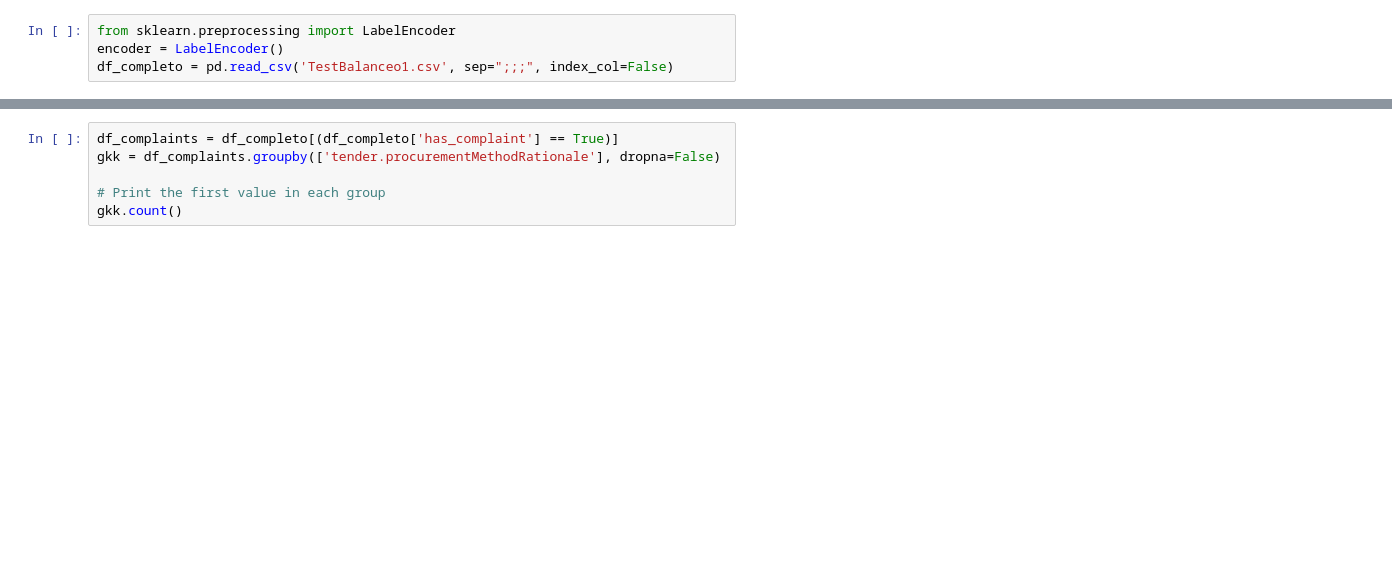
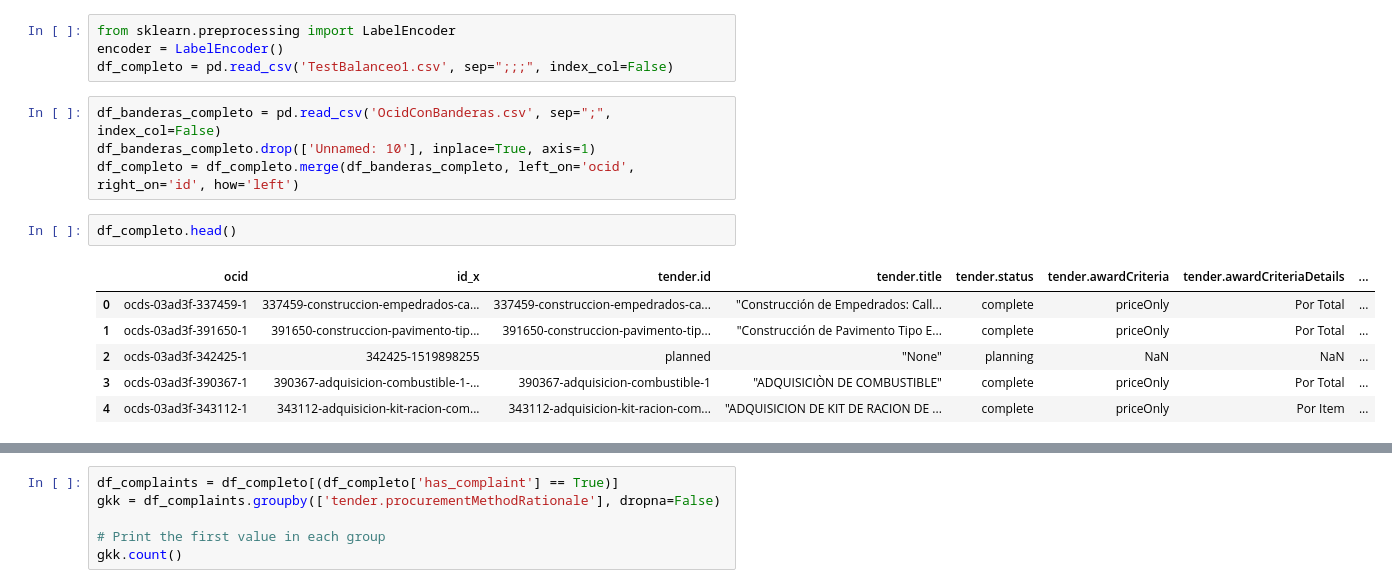
Before and after one commit to davinun99/tesis-model, a Jupyter notebook: TestBalancing.ipynb, the cells around one changed output, grey strips where cells are left out. Drawn from its saved outputs; the diff is of its cells as text; blank space fills up the shorter version.

Commit message:
dataset mergeado con banderas

```diff
--- a/TestBalancing.ipynb
+++ b/TestBalancing.ipynb
@@ -11,5 +32,18 @@ pd.set_option('display.max_columns', None) #MOSTRAR TODAS LAS COLUMNAS
 from sklearn.preprocessing import LabelEncoder
 encoder = LabelEncoder()
 df_completo = pd.read_csv('TestBalanceo1.csv', sep=";;;", index_col=False)
+# %%
+df_banderas_completo = pd.read_csv('OcidConBanderas.csv', sep=";", index_col=False)
+df_banderas_completo.drop(['Unnamed: 10'], inplace=True, axis=1)
+df_completo = df_completo.merge(df_banderas_completo, left_on='ocid', right_on='id', how='left')
+# %%
+df_completo.head()
+# %% [output]
+|  | ocid | id_x | tender.id | tender.title | tender.status | tender.awardCriteria | tender.awardCriteriaDetails | ... |
+| 0 | ocds-03ad3f-337459-1 | 337459-construccion-empedrados-ca... | 337459-construccion-empedrados-ca... | "Construcción de Empedrados: Call... | complete | priceOnly | Por Total | ... |
+| 1 | ocds-03ad3f-391650-1 | 391650-construccion-pavimento-tip... | 391650-construccion-pavimento-tip... | "Construcción de Pavimento Tipo E... | complete | priceOnly | Por Total | ... |
+| 2 | ocds-03ad3f-342425-1 | 342425-1519898255 | planned | "None" | planning | NaN | NaN | ... |
+| 3 | ocds-03ad3f-390367-1 | 390367-adquisicion-combustible-1-... | 390367-adquisicion-combustible-1 | "ADQUISICIÒN DE COMBUSTIBLE" | complete | priceOnly | Por Total | ... |
+| 4 | ocds-03ad3f-343112-1 | 343112-adquisicion-kit-racion-com... | 343112-adquisicion-kit-racion-com... | "ADQUISICION DE KIT DE RACION DE ... | complete | priceOnly | Por Item | ... |
 # %%
 #Drop
```
Also changed, not shown: parts of 3 cells of this notebook.
